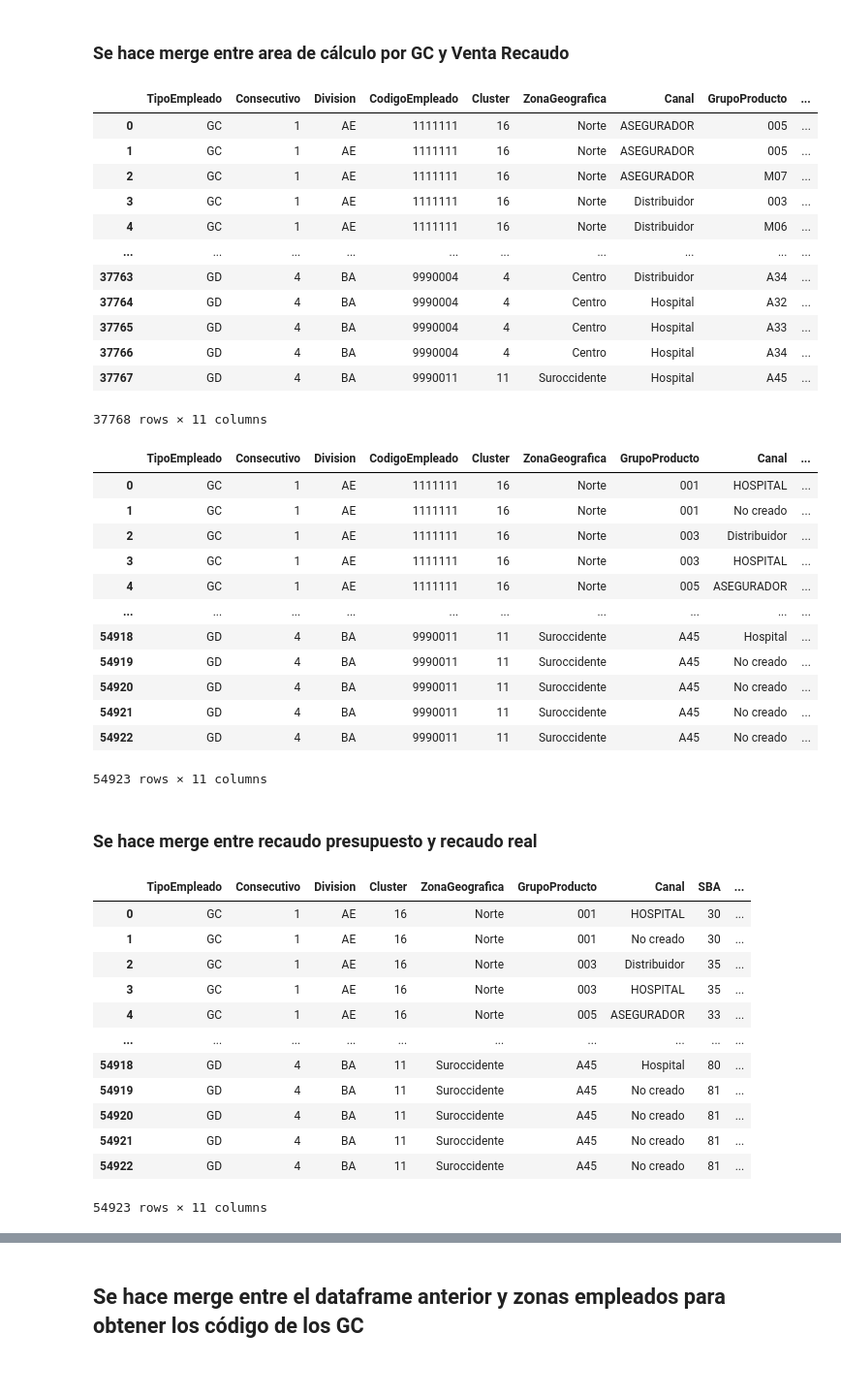
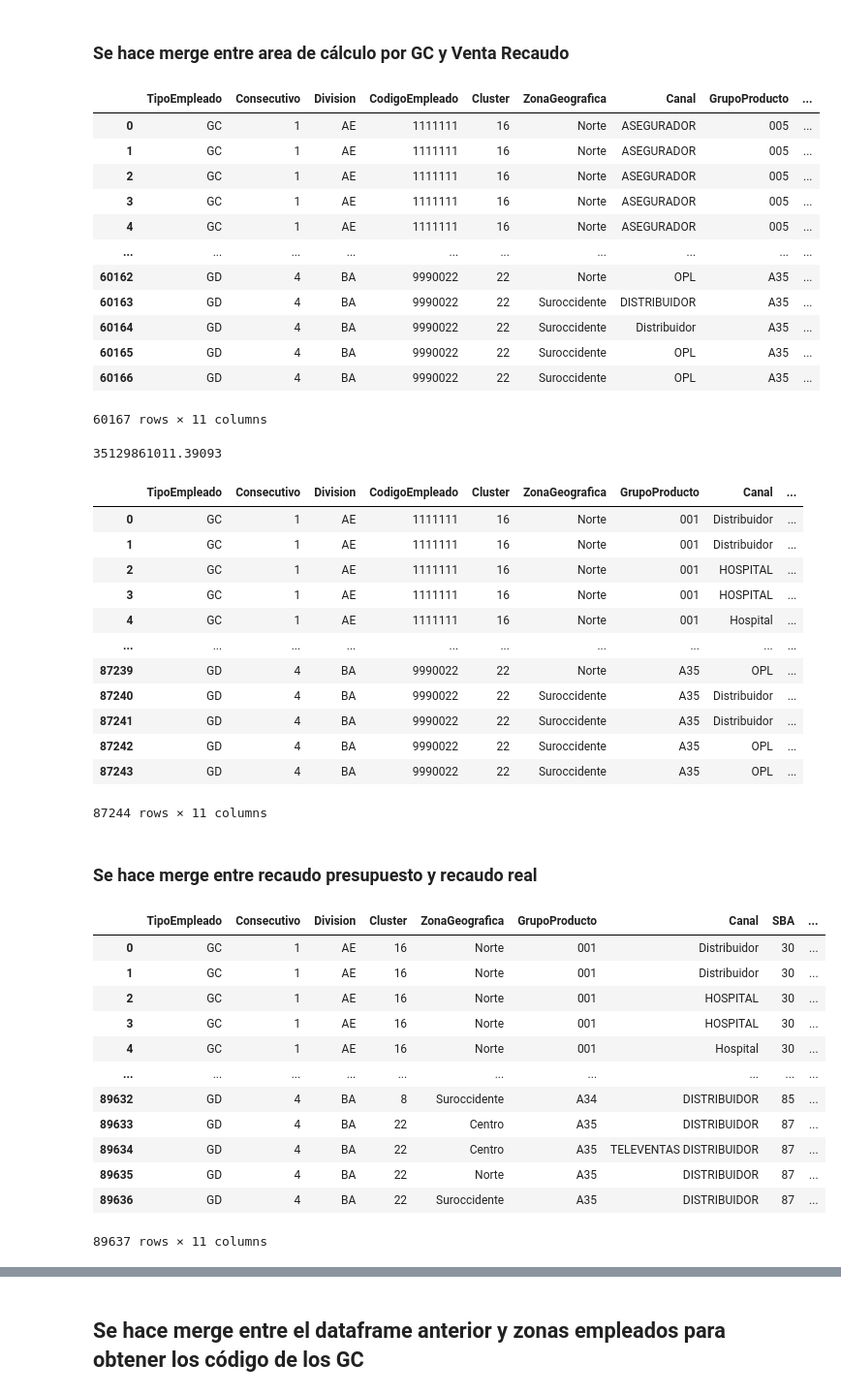
Before and after one commit to Crispelinho/-Liquidations-Incentives-Jupyter, a Jupyter notebook: BBraun - Incentivos (Centros-De-Costo).ipynb, the cells around one changed output, grey strips where cells are left out. Shown at 97% size. Cells and saved outputs as stored; diff of their text form; code cells hidden in the pictures.

```diff
--- a/BBraun - Incentivos (Centros-De-Costo).ipynb
+++ b/BBraun - Incentivos (Centros-De-Costo).ipynb
@@ -10,7 +10,9 @@ base_dir = 'C:\\Users\\Crisp\\Documents\\QualitySoftGroup\\Proyectos\\Liquidatio
 print(base_dir)
 #base_dir = '/data/notebook_files/'
 sub_direct = ''
-sub_direct = 'archivos-fuente-78'
+# sub_direct = 'archivos-fuente-78'
+sub_direct = 'archivos-fuente-82'
+
 folder_bbraun_source = os.path.join(base_dir, 'source', sub_direct)
 print(folder_bbraun_source)
 if base_dir not in sys.path:
@@ -19,7 +21,7 @@ if 'OUTPUT_FOLDER' not in locals():
     OUTPUT_FOLDER = os.path.join(base_dir, 'output')
 
 if 'fecha_liquidacion' not in locals():
-    fecha_liquidacion = '2023-07-01'
+    fecha_liquidacion = '2023-11-01'
 if 'meses_incentivos' not in locals():
     meses_incentivos = [1, 2, 3, 4, 5, 6, 7, 8, 9, 10, 11, 12]
 if 'df_resultado_detallado_previo' not in locals():
@@ -424,7 +426,7 @@ if 'df_renal_ambulatorio' not in locals():
             'PlanVentaTotal': float,
             'RealVentaTotal': float,
             'PlanVentaCobradaRenal': float,
-            'RealVentaCobrada Renal': float,
+            'RealVentaCobradaRenal': float,
         }
     )
 
@@ -6254,16 +6375,24 @@ recaudo_real_zona_gc
 |  | TipoEmpleado | Consecutivo | Division | CodigoEmpleado | Cluster | ZonaGeografica | Canal | GrupoProducto | ... |
 | 0 | GC | 1 | AE | 1111111 | 16 | Norte | ASEGURADOR | 005 | ... |
 | 1 | GC | 1 | AE | 1111111 | 16 | Norte | ASEGURADOR | 005 | ... |
-| 2 | GC | 1 | AE | 1111111 | 16 | Norte | ASEGURADOR | M07 | ... |
-| 3 | GC | 1 | AE | 1111111 | 16 | Norte | Distribuidor | 003 | ... |
-| 4 | GC | 1 | AE | 1111111 | 16 | Norte | Distribuidor | M06 | ... |
+| 2 | GC | 1 | AE | 1111111 | 16 | Norte | ASEGURADOR | 005 | ... |
+| 3 | GC | 1 | AE | 1111111 | 16 | Norte | ASEGURADOR | 005 | ... |
+| 4 | GC | 1 | AE | 1111111 | 16 | Norte | ASEGURADOR | 005 | ... |
 | ... | ... | ... | ... | ... | ... | ... | ... | ... | ... |
-| 37763 | GD | 4 | BA | 9990004 | 4 | Centro | Distribuidor | A34 | ... |
-| 37764 | GD | 4 | BA | 9990004 | 4 | Centro | Hospital | A32 | ... |
-| 37765 | GD | 4 | BA | 9990004 | 4 | Centro | Hospital | A33 | ... |
-| 37766 | GD | 4 | BA | 9990004 | 4 | Centro | Hospital | A34 | ... |
-| 37767 | GD | 4 | BA | 9990011 | 11 | Suroccidente | Hospital | A45 | ... |
+| 60162 | GD | 4 | BA | 9990022 | 22 | Norte | OPL | A35 | ... |
+| 60163 | GD | 4 | BA | 9990022 | 22 | Suroccidente | DISTRIBUIDOR | A35 | ... |
+| 60164 | GD | 4 | BA | 9990022 | 22 | Suroccidente | Distribuidor | A35 | ... |
+| 60165 | GD | 4 | BA | 9990022 | 22 | Suroccidente | OPL | A35 | ... |
+| 60166 | GD | 4 | BA | 9990022 | 22 | Suroccidente | OPL | A35 | ... |
-37768 rows × 11 columns
+60167 rows × 11 columns
+# %%
+recaudo_real_zona_gc[
+    (recaudo_real_zona_gc['ZonaGeografica'] == "Norte") &
+    (recaudo_real_zona_gc['Division'] == "HC") &
+    (recaudo_real_zona_gc['TipoEmpleado'] == "GC")
+]['Real'].sum()
+# %% [output]
+35129861011.39093
 # %%
 recaudo_presupuesto_zona_gc = pd.merge(
     left=area_calculo_sba_completo_gc_without_dup,
@@ -6277,40 +6406,40 @@ recaudo_presupuesto_zona_gc.rename(columns={'Recaudo': 'Presupuesto'}, inplace=T
 recaudo_presupuesto_zona_gc
 # %% [output]
 |  | TipoEmpleado | Consecutivo | Division | CodigoEmpleado | Cluster | ZonaGeografica | GrupoProducto | Canal | ... |
-| 0 | GC | 1 | AE | 1111111 | 16 | Norte | 001 | HOSPITAL | ... |
-| 1 | GC | 1 | AE | 1111111 | 16 | Norte | 001 | No creado | ... |
-| 2 | GC | 1 | AE | 1111111 | 16 | Norte | 003 | Distribuidor | ... |
-| 3 | GC | 1 | AE | 1111111 | 16 | Norte | 003 | HOSPITAL | ... |
-| 4 | GC | 1 | AE | 1111111 | 16 | Norte | 005 | ASEGURADOR | ... |
+| 0 | GC | 1 | AE | 1111111 | 16 | Norte | 001 | Distribuidor | ... |
+| 1 | GC | 1 | AE | 1111111 | 16 | Norte | 001 | Distribuidor | ... |
+| 2 | GC | 1 | AE | 1111111 | 16 | Norte | 001 | HOSPITAL | ... |
+| 3 | GC | 1 | AE | 1111111 | 16 | Norte | 001 | HOSPITAL | ... |
+| 4 | GC | 1 | AE | 1111111 | 16 | Norte | 001 | Hospital | ... |
 | ... | ... | ... | ... | ... | ... | ... | ... | ... | ... |
-| 54918 | GD | 4 | BA | 9990011 | 11 | Suroccidente | A45 | Hospital | ... |
-| 54919 | GD | 4 | BA | 9990011 | 11 | Suroccidente | A45 | No creado | ... |
-| 54920 | GD | 4 | BA | 9990011 | 11 | Suroccidente | A45 | No creado | ... |
-| 54921 | GD | 4 | BA | 9990011 | 11 | Suroccidente | A45 | No creado | ... |
-| 54922 | GD | 4 | BA | 9990011 | 11 | Suroccidente | A45 | No creado | ... |
+| 87239 | GD | 4 | BA | 9990022 | 22 | Norte | A35 | OPL | ... |
+| 87240 | GD | 4 | BA | 9990022 | 22 | Suroccidente | A35 | Distribuidor | ... |
+| 87241 | GD | 4 | BA | 9990022 | 22 | Suroccidente | A35 | Distribuidor | ... |
+| 87242 | GD | 4 | BA | 9990022 | 22 | Suroccidente | A35 | OPL | ... |
+| 87243 | GD | 4 | BA | 9990022 | 22 | Suroccidente | A35 | OPL | ... |
-54923 rows × 11 columns
+87244 rows × 11 columns
 # %% [markdown]
 ### Se hace merge entre recaudo presupuesto y recaudo real
 # %%
 main = pd.merge(
     left=recaudo_presupuesto_zona_gc,
     right=recaudo_real_zona_gc,
     on=['ZonaGeografica', 'Fecha', 'Consecutivo', 'Division', 'CodigoEmpleado', 'TipoEmpleado', 'Cluster', 'GrupoProducto', 'SBA', 'Canal'],
-    how='left'
+    how='outer'
 )
 main = main.dropna(subset=['ZonaGeografica']).drop(columns=['CodigoEmpleado'])
 main
 # %% [output]
 |  | TipoEmpleado | Consecutivo | Division | Cluster | ZonaGeografica | GrupoProducto | Canal | SBA | ... |
-| 0 | GC | 1 | AE | 16 | Norte | 001 | HOSPITAL | 30 | ... |
-| 1 | GC | 1 | AE | 16 | Norte | 001 | No creado | 30 | ... |
-| 2 | GC | 1 | AE | 16 | Norte | 003 | Distribuidor | 35 | ... |
-| 3 | GC | 1 | AE | 16 | Norte | 003 | HOSPITAL | 35 | ... |
-| 4 | GC | 1 | AE | 16 | Norte | 005 | ASEGURADOR | 33 | ... |
+| 0 | GC | 1 | AE | 16 | Norte | 001 | Distribuidor | 30 | ... |
+| 1 | GC | 1 | AE | 16 | Norte | 001 | Distribuidor | 30 | ... |
+| 2 | GC | 1 | AE | 16 | Norte | 001 | HOSPITAL | 30 | ... |
+| 3 | GC | 1 | AE | 16 | Norte | 001 | HOSPITAL | 30 | ... |
+| 4 | GC | 1 | AE | 16 | Norte | 001 | Hospital | 30 | ... |
 | ... | ... | ... | ... | ... | ... | ... | ... | ... | ... |
-| 54918 | GD | 4 | BA | 11 | Suroccidente | A45 | Hospital | 80 | ... |
-| 54919 | GD | 4 | BA | 11 | Suroccidente | A45 | No creado | 81 | ... |
-| 54920 | GD | 4 | BA | 11 | Suroccidente | A45 | No creado | 81 | ... |
-| 54921 | GD | 4 | BA | 11 | Suroccidente | A45 | No creado | 81 | ... |
-| 54922 | GD | 4 | BA | 11 | Suroccidente | A45 | No creado | 81 | ... |
+| 89632 | GD | 4 | BA | 8 | Suroccidente | A34 | DISTRIBUIDOR | 85 | ... |
+| 89633 | GD | 4 | BA | 22 | Centro | A35 | DISTRIBUIDOR | 87 | ... |
+| 89634 | GD | 4 | BA | 22 | Centro | A35 | TELEVENTAS DISTRIBUIDOR | 87 | ... |
+| 89635 | GD | 4 | BA | 22 | Norte | A35 | DISTRIBUIDOR | 87 | ... |
+| 89636 | GD | 4 | BA | 22 | Suroccidente | A35 | DISTRIBUIDOR | 87 | ... |
-54923 rows × 11 columns
+89637 rows × 11 columns
```
Also changed, not shown: parts of 285 cells of this notebook.
